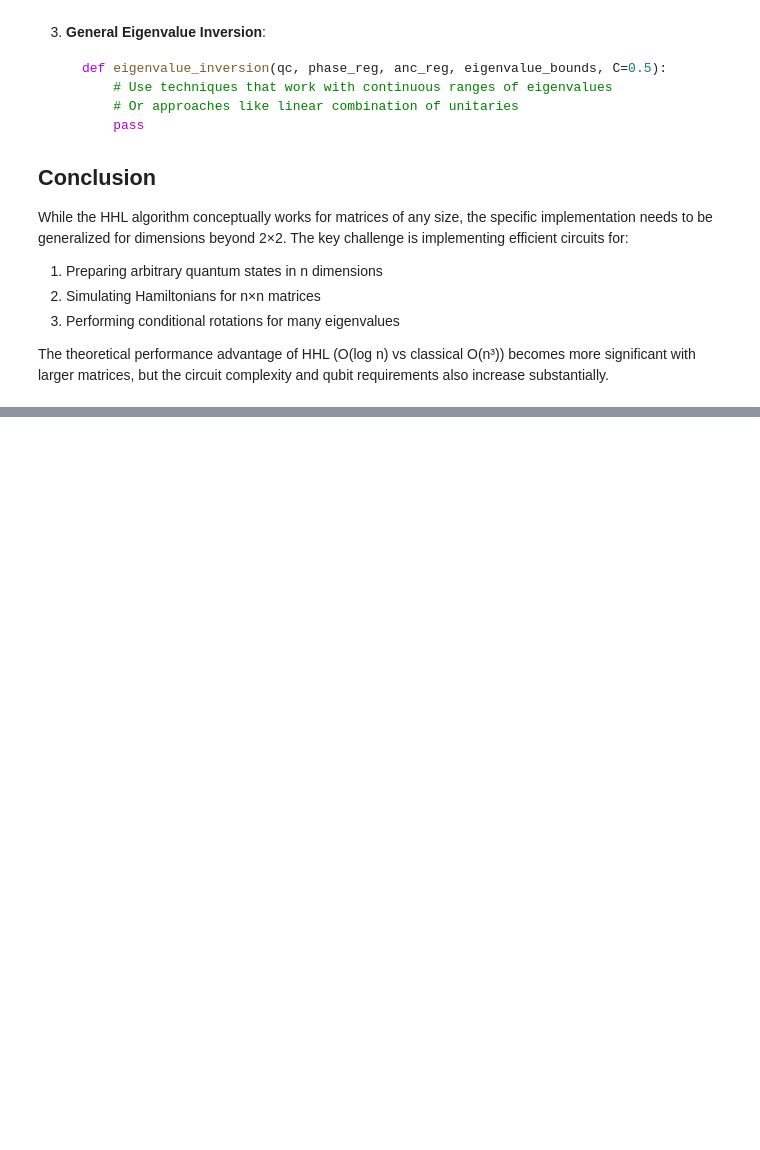
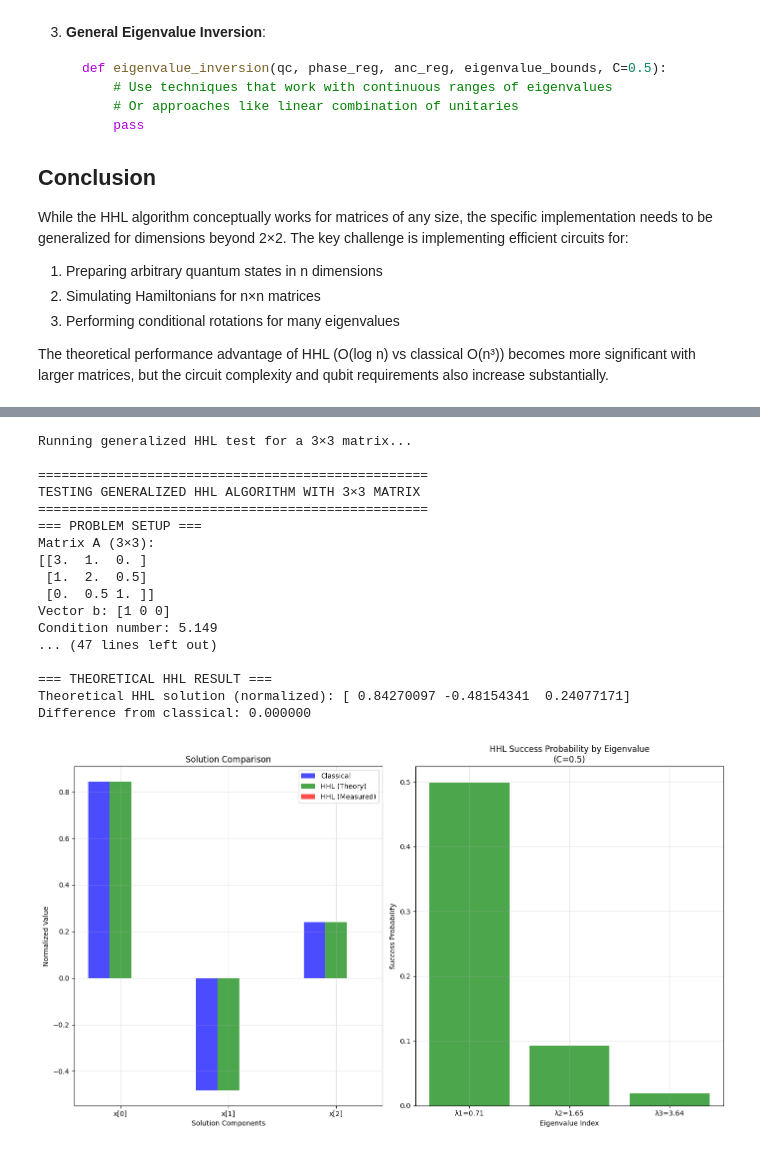
Before and after one commit to saxenaprajjwal/Basic_Quantum_Algorithms, a Jupyter notebook: simplified_HHL.ipynb, the cells around one changed output, grey strips where cells are left out. Cells and saved outputs as stored; diff of their text form; code cells hidden in the pictures; blank space fills up the shorter version.

```diff
--- a/simplified_HHL.ipynb
+++ b/simplified_HHL.ipynb
@@ -849,0 +1251,23 @@ qc_3x3, x_hhl_3x3 = generalized_hhl(A_3x3, b_3x3, n_system_qubits=2, n_phase_qub
+# %%
+# Run the generalized HHL test for a 3×3 matrix
+print("\nRunning generalized HHL test for a 3×3 matrix...")
+qc_3x3, x_classical_3x3, x_hhl_3x3 = test_generalized_hhl()
+# %% [output]
+Running generalized HHL test for a 3×3 matrix...
+
+==================================================
+TESTING GENERALIZED HHL ALGORITHM WITH 3×3 MATRIX
+==================================================
+=== PROBLEM SETUP ===
+Matrix A (3×3):
+[[3.  1.  0. ]
+ [1.  2.  0.5]
+ [0.  0.5 1. ]]
+Vector b: [1 0 0]
+Condition number: 5.149
+... (47 lines left out)
+
+=== THEORETICAL HHL RESULT ===
+Theoretical HHL solution (normalized): [ 0.84270097 -0.48154341  0.24077171]
+Difference from classical: 0.000000
+[figure, added]
```
Also changed, not shown: parts of 8 cells of this notebook.
